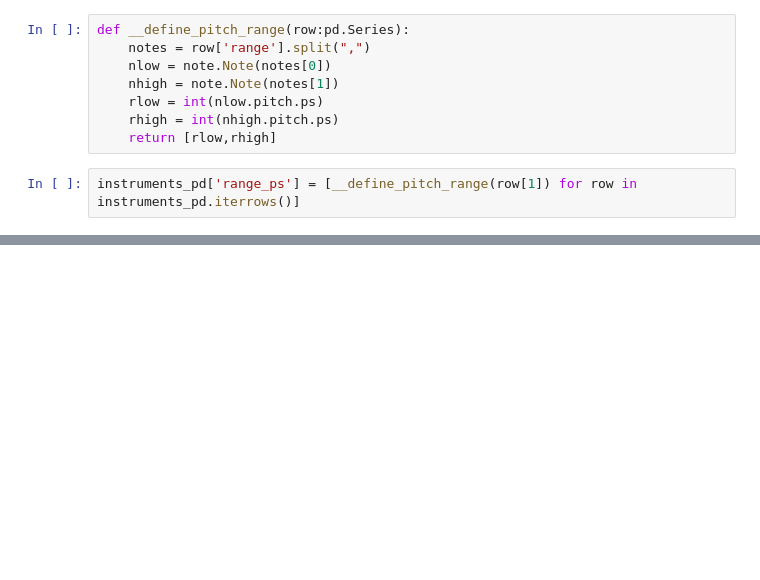
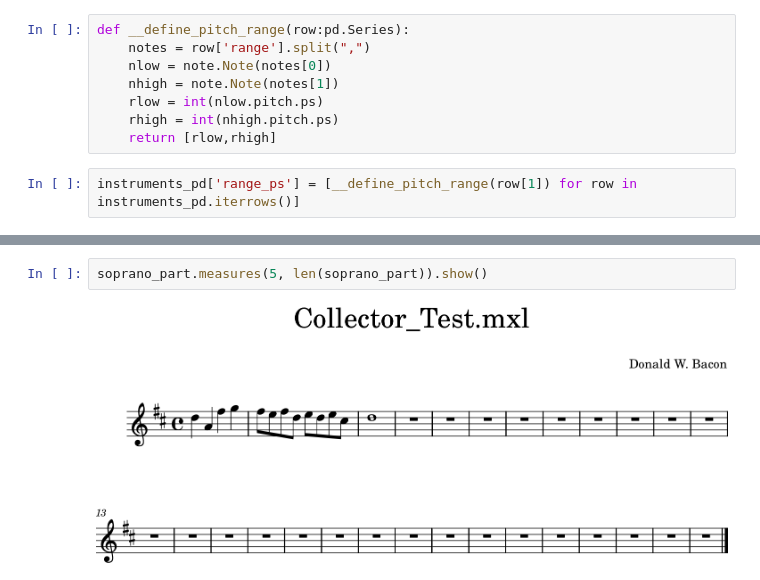
Before and after one commit to dwbzen/pymusic, a Jupyter notebook: music21_test.ipynb, the cells around one changed output, grey strips where cells are left out. Saved outputs shown, nothing was run; the diff lists cells and outputs as text; blank space fills up the shorter version.

```diff
--- a/music21_test.ipynb
+++ b/music21_test.ipynb
@@ -998,0 +1160,4 @@ None
+# %%
+soprano_part.measures(5, len(soprano_part)).show()
+# %% [output]
+[figure, added]
```
Also changed, not shown: parts of 26 cells of this notebook, 25 other files.
